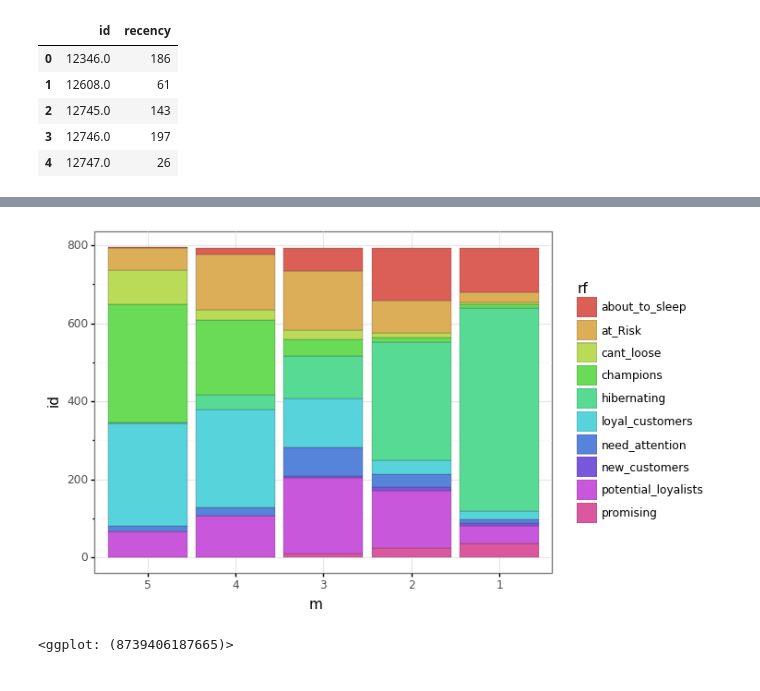
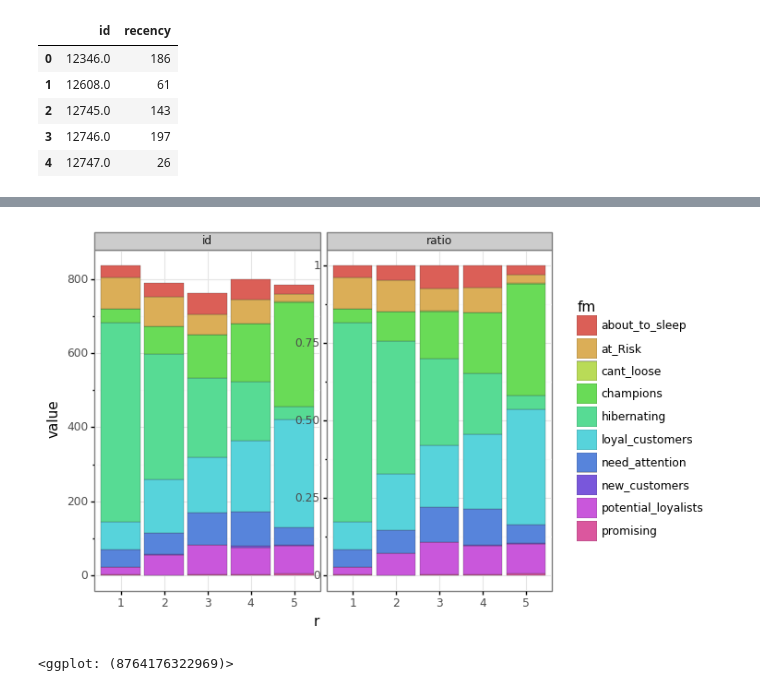
Before and after one commit to aworklab/everydayPython, a Jupyter notebook: ex_20220613.ipynb, the cells around one changed output, grey strips where cells are left out. Cells and saved outputs as stored; diff of their text form; code cells hidden in the pictures.

```diff
--- a/ex_20220613.ipynb
+++ b/ex_20220613.ipynb
@@ -296,8 +401,9 @@ info.head()
 # %%
-info = info.assign(f = pd.qcut(info['freq'], 5, list('54321')),
-            m = pd.qcut(info['money'], 5, list('54321')),
-            r = pd.qcut(info['recency'].rank(method = 'first'), 5, list('12345'))
+info = info.assign(r = pd.qcut(info['recency'], 5, list('12345')),
+            f = pd.qcut(info['freq'].rank(method = 'first'), 5, list('54321')),
+            m = pd.qcut(info['money'], 5, list('54321'))
             )
-info = info.assign(rf = info['r'].astype(str) + info['f'].astype(str))
-info.head()
+
+info = info.assign(fm = info['f'].astype(str) + info['m'].astype(str))
+info
 # %% [output]
@@ -321,6 +434,6 @@ seg_map = {
     r'5[4-5]': 'champions'
 }
 # %%
-info = info.assign(rf = info['rf'].replace(seg_map, regex = True))
+info = info.assign(fm = info['fm'].replace(seg_map, regex = True))
 info.head()
 # %% [output]
@@ -333,4 +446,4 @@ info.head()
 # %%
-cnt_info = info.groupby(['rf', 'm'])['id'].count().reset_index()
+cnt_info = info.groupby(['r', 'fm'])['id'].count().reset_index()
 cnt_info.head()
 # %% [output]
@@ -342,0 +456,4 @@ cnt_info.head()
+# %%
+cnt_info = cnt_info.assign(ratio = cnt_info.groupby(['r'])['id'].apply(lambda x: x/x.sum()))
+cnt_info = pd.melt(cnt_info, id_vars = ['r', 'fm'], var_name = 'type')
+cnt_info.head()
@@ -343,9 +467,10 @@ cnt_info.head()
 # %%
 (
-    ggplot(cnt_info, aes('m', 'id', fill = 'rf')) +
+    ggplot(cnt_info, aes('r', 'value', fill = 'fm')) +
     gg.geom_col(color = '#333333', size = 0.1) +
+    gg.facet_wrap('~type', scales = 'free_y') +
     gg.theme_bw()
 )
 # %% [output]
-[figure, old version]
+[figure, new version]
-<ggplot: (8739406187665)>
+<ggplot: (8764176322969)>
```
Also changed, not shown: parts of 50 cells of this notebook.
